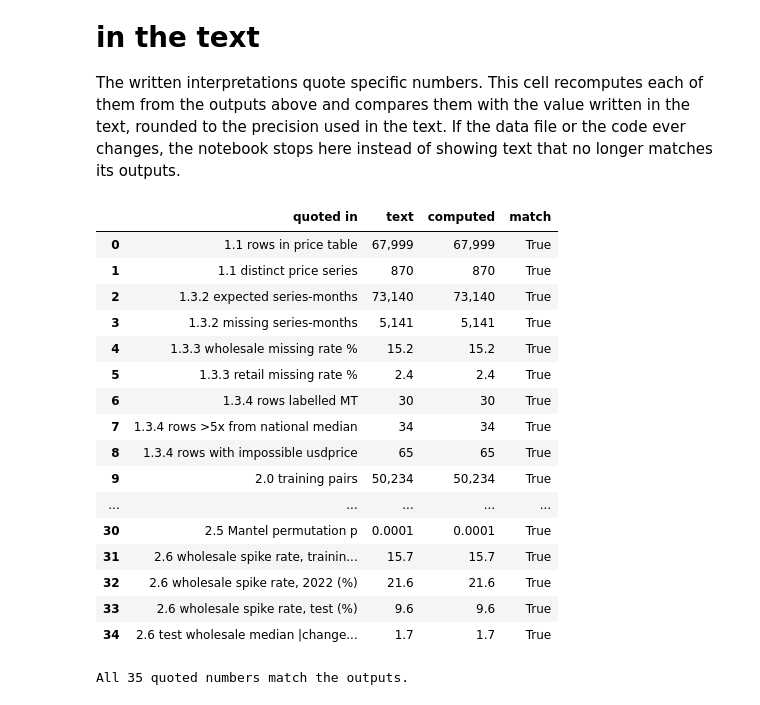
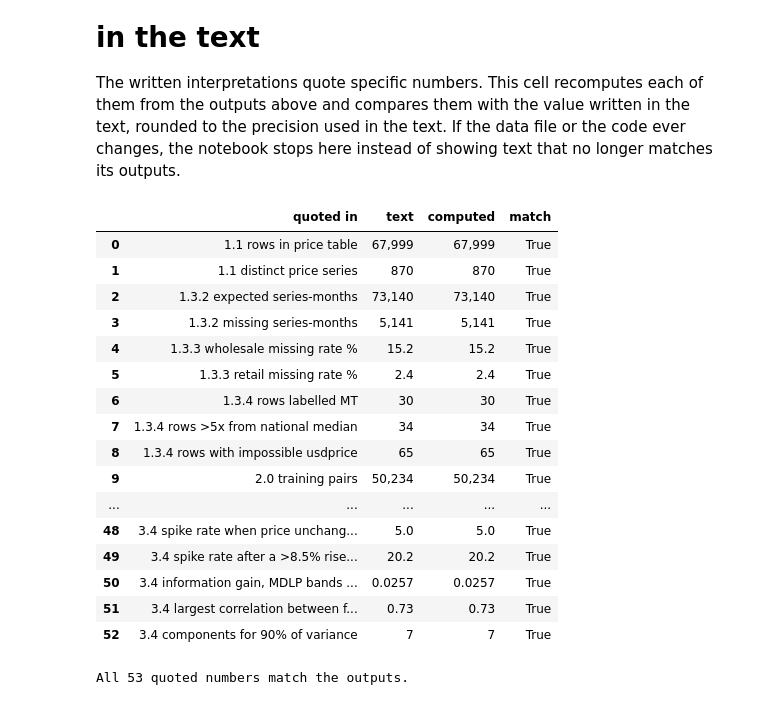
Before and after one commit to Shambhavi-DSAI2006/tanzania-food-price-spikes, a Jupyter notebook: Shambhavi_MiniProject.ipynb, the cells around one changed output. Cells and saved outputs as stored; diff of their text form; code cells hidden in the pictures.

Commit message:
Section 3: peer-based outlier cleaning, missing-month strategy, past-only features with leakage test, shape-based robust scaling, entropy discretization, PCA check

```diff
--- a/Shambhavi_MiniProject.ipynb
+++ b/Shambhavi_MiniProject.ipynb
@@ -1356,0 +1966,24 @@ folds.round(1)
+# %%
+from sklearn.decomposition import PCA
+num_idx = [list(feature_names).index(c) for c in NUMERIC_FEATURES]
+Z = StandardScaler().fit_transform(X_train[:, num_idx])
+corr = pd.DataFrame(Z, columns=NUMERIC_FEATURES).corr()
+offdiag = corr.where(~np.eye(len(corr), dtype=bool)).abs()
+top_pair = offdiag.stack().idxmax()
+print(f"Largest absolute correlation between numeric features: {offdiag.max().max():.2f} ({top_pair[0]} vs {top_pair[1]}); "
+      f"pairs above 0.9: {int((offdiag > 0.9).sum().sum() / 2)}")
+
+pca = PCA().fit(Z)
+cum = np.cumsum(pca.explained_variance_ratio_)
+k90 = int(np.argmax(cum >= 0.90) + 1); kaiser = int((pca.explained_variance_ > 1).sum())
+print(f"Components needed for 90% of the variance: {k90} of {len(NUMERIC_FEATURES)}; eigenvalues > 1 (Kaiser): {kaiser}, "
+      f"which keep only {cum[kaiser - 1]:.0%} of the variance")
+
+fig, ax = plt.subplots(figsize=(7.5, 3.6))
+comp = np.arange(1, len(cum) + 1)
+ax.bar(comp, 100 * pca.explained_variance_ratio_, color="#2a78d6", width=0.6, label="variance explained by component")
+ax.plot(comp, 100 * cum, color="#2b2b2a", lw=1.6, marker="o", ms=4, label="cumulative")
+ax.axhline(90, color="#8a8984", lw=0.8, ls="--"); ax.text(len(cum) + 0.1, 90, "90%", va="center", fontsize=8, color="#52514e")
+ax.set(title=f"Figure 3.3  Scree plot of the {len(NUMERIC_FEATURES)} numeric features (training, standardized)", xlabel="principal component",
+       ylabel="% of variance", xticks=comp, ylim=(0, 105))
+ax.legend(loc="center right"); plt.tight_layout(); save_fig("fig_3_3_pca_scree"); plt.show()
@@ -1392,39 +2056,57 @@ quoted = [   # (where it is quoted, value in the text, value computed now, decim
     ("2.2  lasting rises caught at 20% (%)",               12, decision_table.loc["> 20%", "lasting rises that began with such a jump (%)"], 0),
     ("2.5  missing gap wholesale − retail (points)",     12.7, dep.loc["Missing-month rate: wholesale − retail (points)", "estimate"], 1),
     ("2.5  spike gap after spike − none (points)",        9.7, dep.loc["Spike rate: after a spike − after none (points)", "estimate"], 1),
     ("2.5  Mantel permutation p",                      0.0001, p_mantel, 4),
     ("2.6  wholesale spike rate, training (%)",          15.7, 100 * shift.loc[("train", "Wholesale"), "spike_rate"], 1),
     ("2.6  wholesale spike rate, 2022 (%)",              21.6, 100 * shift.loc[("check_2022", "Wholesale"), "spike_rate"], 1),
     ("2.6  wholesale spike rate, test (%)",               9.6, 100 * shift.loc[("test", "Wholesale"), "spike_rate"], 1),
     ("2.6  test wholesale median |change| (%)",           1.7, 100 * shift.loc[("test", "Wholesale"), "median_abs_change"], 1),
+    ("3.1  series with MAD = 0 (series-level rule)",       141, n_mad0, 0),
+    ("3.1  rows flagged by the series-level rule",       1_404, int((M_series.abs() > 3.5).sum()), 0),
+    ("3.1  Geita sunflower oil: ratio to national median", 2.4, np.exp(geita["log_peer_ratio"].median()), 1),
+    ("3.1  Geita sunflower oil: months with |level| > 3.5",  60, int((geita["M_level"].abs() > 3.5).sum()), 0),
+    ("3.1  Geita sunflower oil: months flagged",              0, int(geita["outlier"].sum()), 0),
+    ("3.1  prices flagged as sudden departures",           226, int(flagged["outlier"].sum()), 0),
+    ("3.1  training labels removed by cleaning",           355, len(before) - len(after), 0),
+    ("3.1  spike rate after cleaning (%)",               11.80, 100 * (after > 0.10).mean(), 2),
+    ("3.1  std of change after cleaning (%)",             11.8, 100 * after.std(), 1),
+    ("3.2  training rows in modelling table",           49_879, len(train_df), 0),
+    ("3.3  training rows with a missing feature (%)",     14.7, 100 * any_missing.mean(), 1),
+    ("3.3  scale change of mkt_spike_rate_3m if leaked (%)", 33, learned.loc["mkt_spike_rate_3m", "scale change if leaked (%)"], 0),
+    ("3.4  spike rate after a >21% fall (%)",             25.0, bands_tbl["chg_lag1"]["spike rate (%)"].iloc[0], 1),
+    ("3.4  spike rate when price unchanged (%)",           5.0, bands_tbl["chg_lag1"]["spike rate (%)"].iloc[4], 1),
+    ("3.4  spike rate after a >8.5% rise (%)",            20.2, bands_tbl["chg_lag1"]["spike rate (%)"].iloc[-1], 1),
+    ("3.4  information gain, MDLP bands (bits)",        0.0257, ig_table.loc["chg_lag1", "entropy (MDLP)"], 4),
+    ("3.4  largest correlation between features",         0.73, offdiag.max().max(), 2),
+    ("3.4  components for 90% of variance",                  7, k90, 0),
 ]
 check = pd.DataFrame(quoted, columns=["quoted in", "text", "computed", "decimals"])
 check["match"] = [round(float(c), int(d)) == round(float(t), int(d)) for t, c, d in zip(check["text"], check["computed"], check["decimals"])]
 fmt = lambda v, d: f"{float(v):,.{int(d)}f}"
 check["text"] = [fmt(t, d) for t, d in zip(check["text"], check["decimals"])]
 check["computed"] = [fmt(c, d) for c, d in zip(check["computed"], check["decimals"])]
 display(check.drop(columns="decimals"))
 assert check["match"].all(), "A number quoted in the text no longer matches the computed output: update the text."
 print(f"All {len(check)} quoted numbers match the outputs.")
 # %% [output]
 |  | quoted in | text | computed | match |
 | 0 | 1.1 rows in price table | 67,999 | 67,999 | True |
 | 1 | 1.1 distinct price series | 870 | 870 | True |
 | 2 | 1.3.2 expected series-months | 73,140 | 73,140 | True |
 | 3 | 1.3.2 missing series-months | 5,141 | 5,141 | True |
 | 4 | 1.3.3 wholesale missing rate % | 15.2 | 15.2 | True |
 | 5 | 1.3.3 retail missing rate % | 2.4 | 2.4 | True |
 | 6 | 1.3.4 rows labelled MT | 30 | 30 | True |
 | 7 | 1.3.4 rows >5x from national median | 34 | 34 | True |
 | 8 | 1.3.4 rows with impossible usdprice | 65 | 65 | True |
 | 9 | 2.0 training pairs | 50,234 | 50,234 | True |
 | ... | ... | ... | ... | ... |
-| 30 | 2.5 Mantel permutation p | 0.0001 | 0.0001 | True |
-| 31 | 2.6 wholesale spike rate, trainin... | 15.7 | 15.7 | True |
-| 32 | 2.6 wholesale spike rate, 2022 (%) | 21.6 | 21.6 | True |
-| 33 | 2.6 wholesale spike rate, test (%) | 9.6 | 9.6 | True |
-| 34 | 2.6 test wholesale median |change... | 1.7 | 1.7 | True |
+| 48 | 3.4 spike rate when price unchang... | 5.0 | 5.0 | True |
+| 49 | 3.4 spike rate after a >8.5% rise... | 20.2 | 20.2 | True |
+| 50 | 3.4 information gain, MDLP bands ... | 0.0257 | 0.0257 | True |
+| 51 | 3.4 largest correlation between f... | 0.73 | 0.73 | True |
+| 52 | 3.4 components for 90% of variance | 7 | 7 | True |
-All 35 quoted numbers match the outputs.
+All 53 quoted numbers match the outputs.
 # %% [markdown]
 ---
 # References
```
Also changed, not shown: parts of 30 cells of this notebook, 12 other files.
